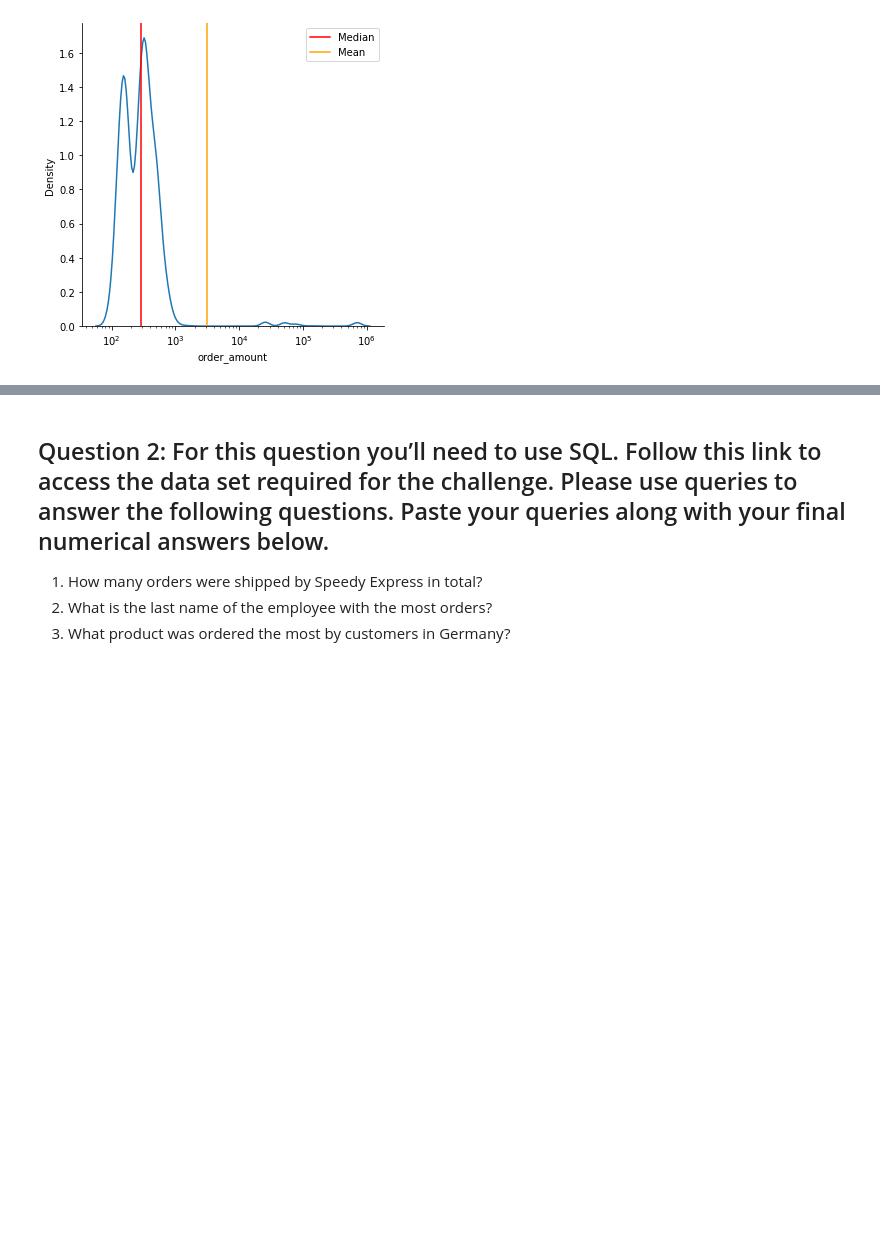
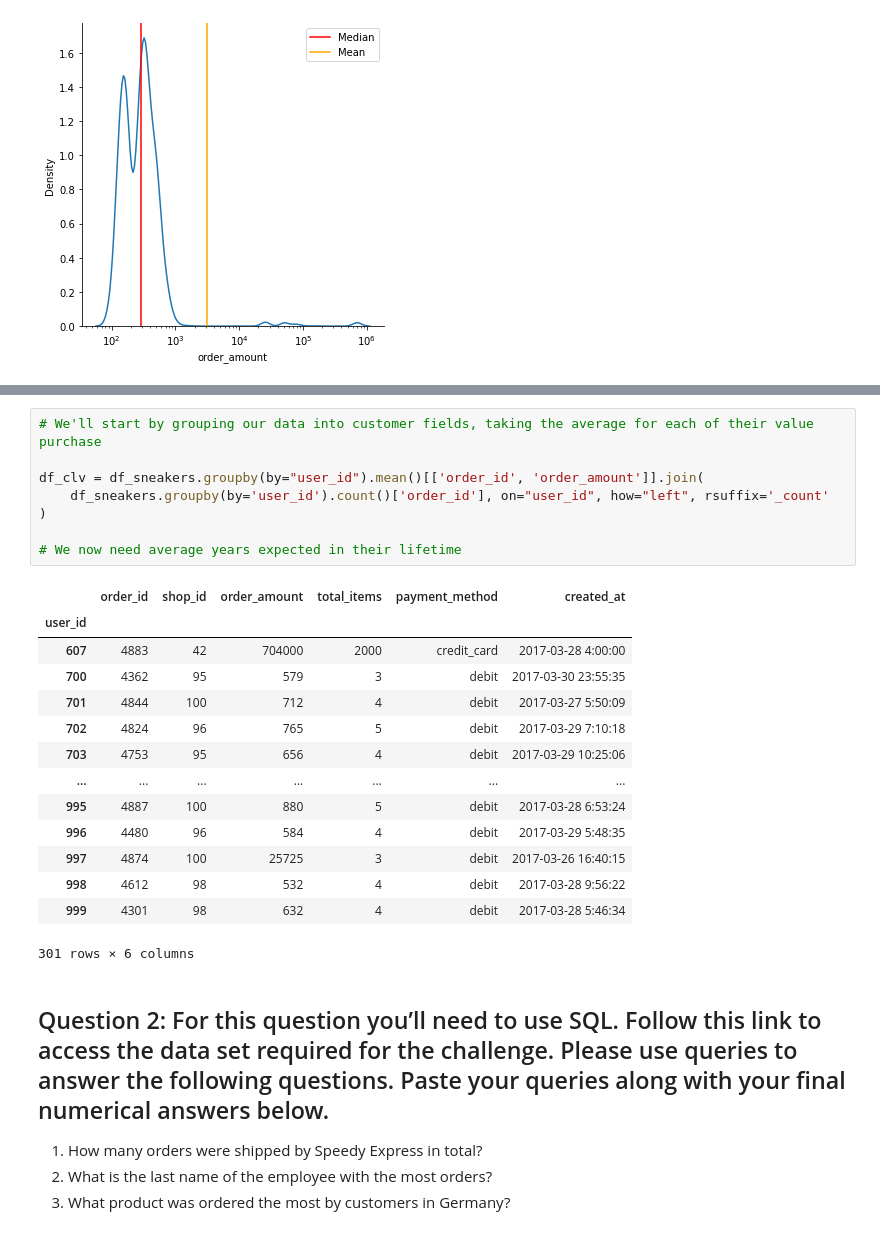
Before and after one commit to robb2828/fournier-coding, a Jupyter notebook: job-applications/shopify/Fall_2021_Intern_Data_Science_Challenge.ipynb, the cells around one changed output, grey strips where cells are left out. Cells and saved outputs as stored; diff of their text form; blank space fills up the shorter version.

```diff
--- a/job-applications/shopify/Fall_2021_Intern_Data_Science_Challenge.ipynb
+++ b/job-applications/shopify/Fall_2021_Intern_Data_Science_Challenge.ipynb
@@ -110,3 +116,26 @@ Based on this analysis, I would recommend using the average order median as the
+# %%
+# We'll start by grouping our data into customer fields, taking the average for each of their value purchase
+
+df_clv = df_sneakers.groupby(by="user_id").mean()[['order_id', 'order_amount']].join(
+    df_sneakers.groupby(by='user_id').count()['order_id'], on="user_id", how="left", rsuffix='_count'
+)
+
+# We now need average years expected in their lifetime
+# %% [output]
+|  | order_id | shop_id | order_amount | total_items | payment_method | created_at |
+| user_id |  |  |  |  |  |  |
+| 607 | 4883 | 42 | 704000 | 2000 | credit_card | 2017-03-28 4:00:00 |
+| 700 | 4362 | 95 | 579 | 3 | debit | 2017-03-30 23:55:35 |
+| 701 | 4844 | 100 | 712 | 4 | debit | 2017-03-27 5:50:09 |
+| 702 | 4824 | 96 | 765 | 5 | debit | 2017-03-29 7:10:18 |
+| 703 | 4753 | 95 | 656 | 4 | debit | 2017-03-29 10:25:06 |
+| ... | ... | ... | ... | ... | ... | ... |
+| 995 | 4887 | 100 | 880 | 5 | debit | 2017-03-28 6:53:24 |
+| 996 | 4480 | 96 | 584 | 4 | debit | 2017-03-29 5:48:35 |
+| 997 | 4874 | 100 | 25725 | 3 | debit | 2017-03-26 16:40:15 |
+| 998 | 4612 | 98 | 532 | 4 | debit | 2017-03-28 9:56:22 |
+| 999 | 4301 | 98 | 632 | 4 | debit | 2017-03-28 5:46:34 |
+301 rows × 6 columns
 # %% [markdown]
 ## Question 2: For this question you’ll need to use SQL. Follow this link to access the data set required for the challenge. Please use queries to answer the following questions. Paste your queries along with your final numerical answers below.
 
```
Also changed, not shown: parts of 10 cells of this notebook.
